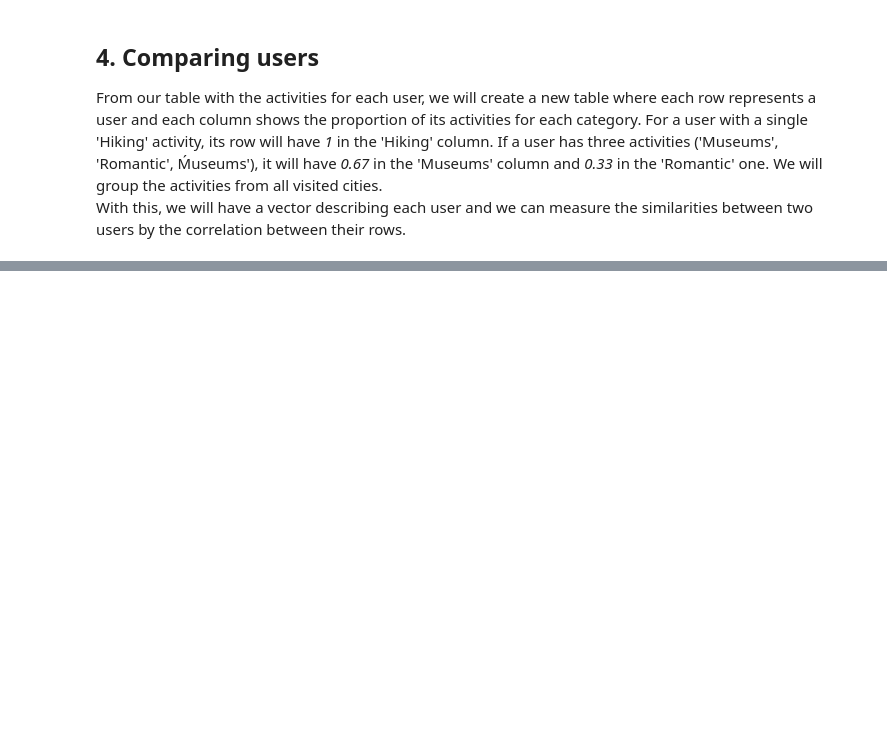
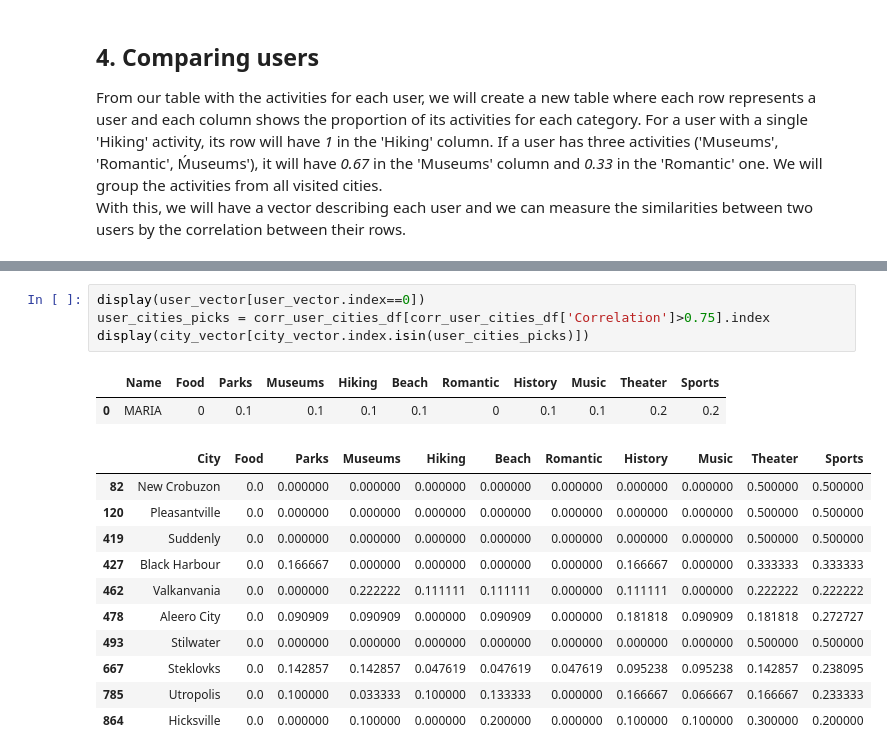
Before and after one commit to rodrigolink/travel_recommendation, a Jupyter notebook: tourism_recommendation_system.ipynb, the cells around one changed output, grey strips where cells are left out. Cells and saved outputs as stored; diff of their text form; blank space fills up the shorter version.

```diff
--- a/tourism_recommendation_system.ipynb
+++ b/tourism_recommendation_system.ipynb
@@ -333,0 +433,18 @@ for ii in range(5):
+# %%
+display(user_vector[user_vector.index==0])
+user_cities_picks = corr_user_cities_df[corr_user_cities_df['Correlation']>0.75].index
+display(city_vector[city_vector.index.isin(user_cities_picks)])
+# %% [output]
+|  | Name | Food | Parks | Museums | Hiking | Beach | Romantic | History | Music | Theater | Sports |
+| 0 | MARIA | 0 | 0.1 | 0.1 | 0.1 | 0.1 | 0 | 0.1 | 0.1 | 0.2 | 0.2 |
+|  | City | Food | Parks | Museums | Hiking | Beach | Romantic | History | Music | Theater | Sports |
+| 82 | New Crobuzon | 0.0 | 0.000000 | 0.000000 | 0.000000 | 0.000000 | 0.000000 | 0.000000 | 0.000000 | 0.500000 | 0.500000 |
+| 120 | Pleasantville | 0.0 | 0.000000 | 0.000000 | 0.000000 | 0.000000 | 0.000000 | 0.000000 | 0.000000 | 0.500000 | 0.500000 |
+| 419 | Suddenly | 0.0 | 0.000000 | 0.000000 | 0.000000 | 0.000000 | 0.000000 | 0.000000 | 0.000000 | 0.500000 | 0.500000 |
+| 427 | Black Harbour | 0.0 | 0.166667 | 0.000000 | 0.000000 | 0.000000 | 0.000000 | 0.166667 | 0.000000 | 0.333333 | 0.333333 |
+| 462 | Valkanvania | 0.0 | 0.000000 | 0.222222 | 0.111111 | 0.111111 | 0.000000 | 0.111111 | 0.000000 | 0.222222 | 0.222222 |
+| 478 | Aleero City | 0.0 | 0.090909 | 0.090909 | 0.000000 | 0.090909 | 0.000000 | 0.181818 | 0.090909 | 0.181818 | 0.272727 |
+| 493 | Stilwater | 0.0 | 0.000000 | 0.000000 | 0.000000 | 0.000000 | 0.000000 | 0.000000 | 0.000000 | 0.500000 | 0.500000 |
+| 667 | Steklovks | 0.0 | 0.142857 | 0.142857 | 0.047619 | 0.047619 | 0.047619 | 0.095238 | 0.095238 | 0.142857 | 0.238095 |
+| 785 | Utropolis | 0.0 | 0.100000 | 0.033333 | 0.100000 | 0.133333 | 0.000000 | 0.166667 | 0.066667 | 0.166667 | 0.233333 |
+| 864 | Hicksville | 0.0 | 0.000000 | 0.100000 | 0.000000 | 0.200000 | 0.000000 | 0.100000 | 0.100000 | 0.300000 | 0.200000 |
```
Also changed, not shown: parts of 21 cells of this notebook.
